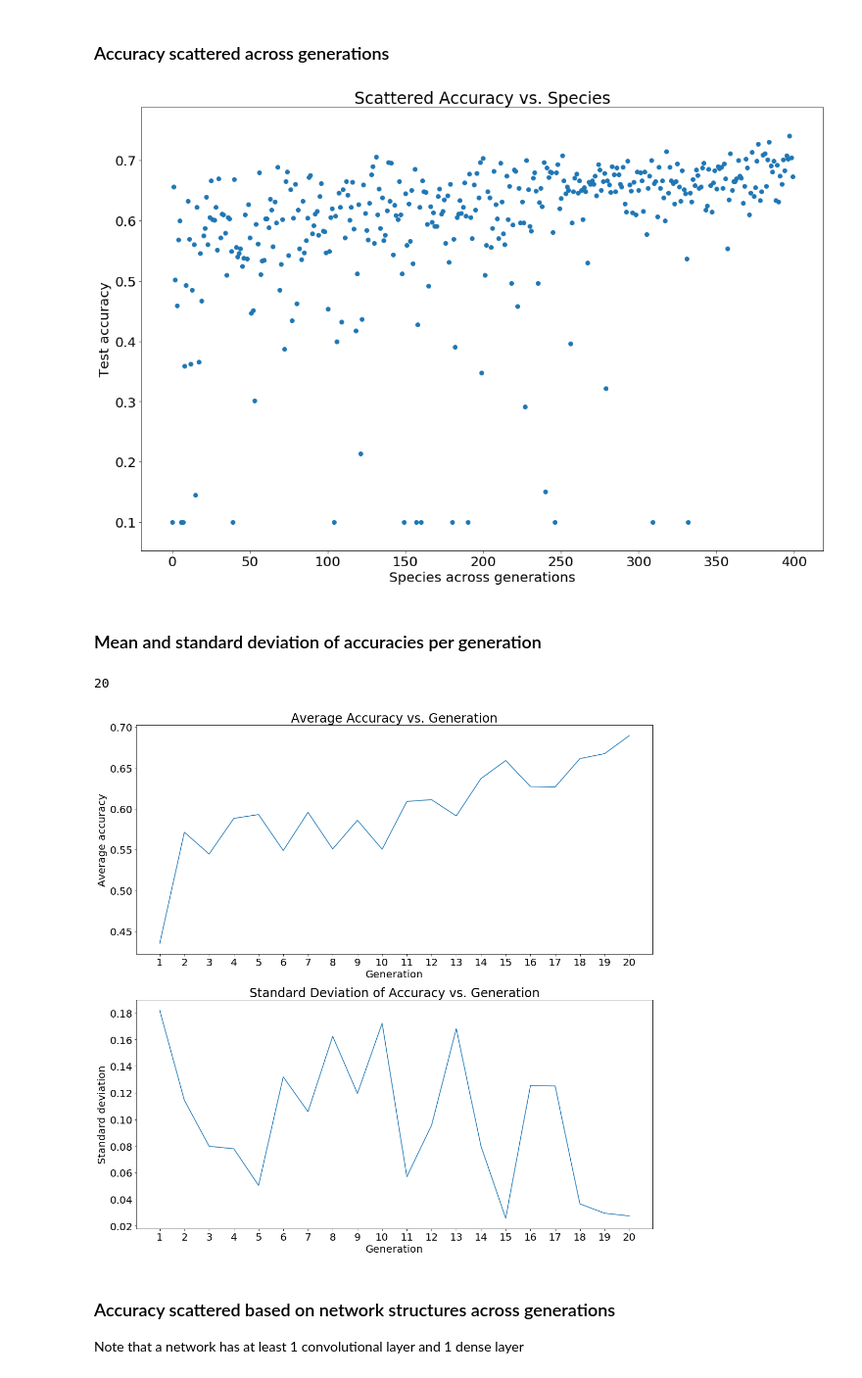
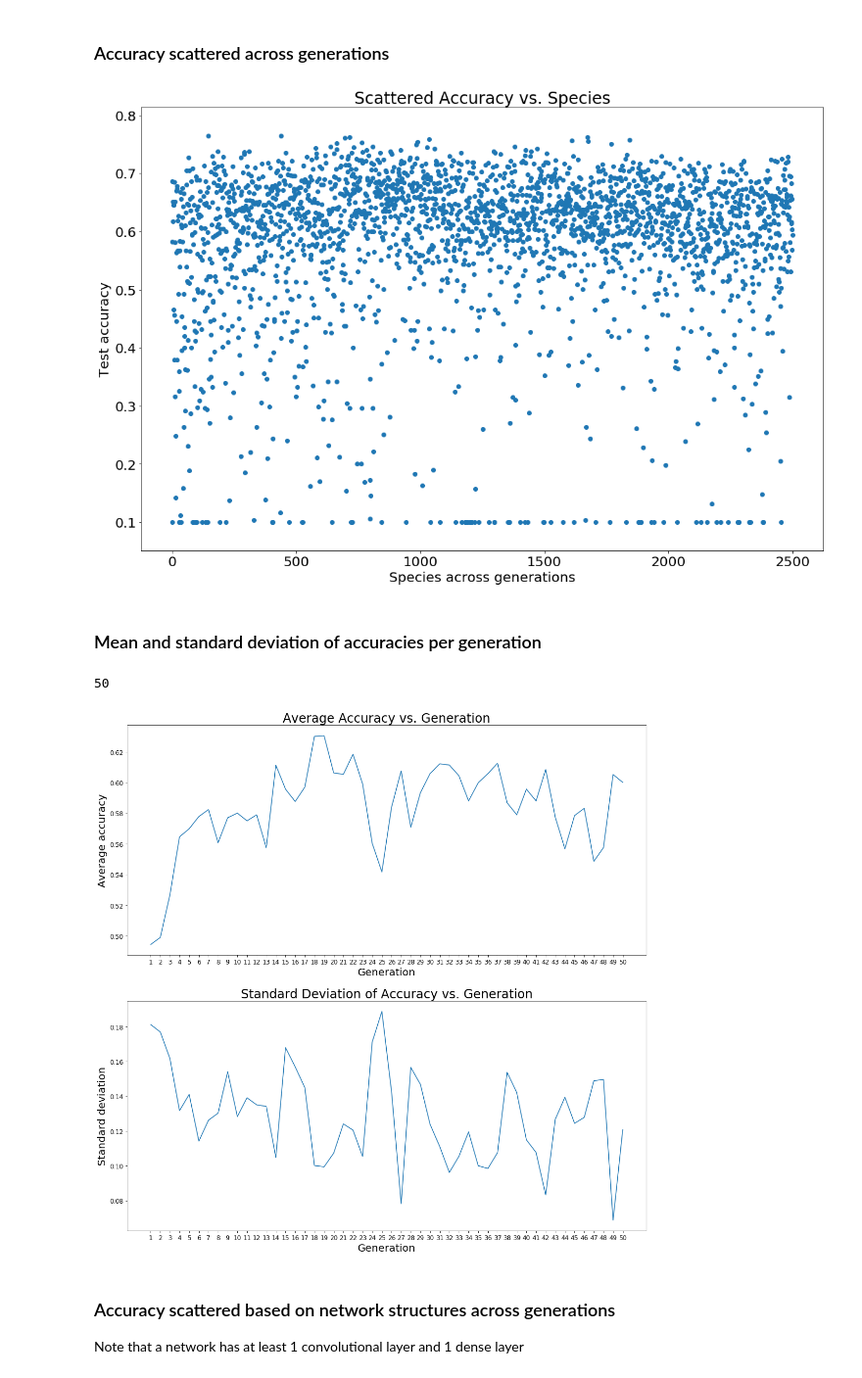
Before and after one commit to zhaolebor/evolving-deep-neural-networks, a Jupyter notebook: experiment/devol/analysis.ipynb, the cells around one changed output. Shown: that part at 98% size. Cells and saved outputs as stored; diff of their text form; code cells hidden in the pictures.

Commit message:
devol cifar10 finished

```diff
--- a/experiment/devol/analysis.ipynb
+++ b/experiment/devol/analysis.ipynb
@@ -34,16 +36,16 @@ data shapes
 # %%
-max_conv_layers = 5
+max_conv_layers = 6
 max_dense_layers = 3 # including final softmax layer
 max_conv_kernels = 64
 max_dense_nodes = 1024
 input_shape = (32,32,3)
 num_classes = 10
-num_generations = 20
-population_size = 20
-num_epochs = 5
+num_generations = 50
+population_size = 50
+num_epochs = 10
 # %%
 # View experiment result based on index
-experiment = 6
+experiment = 7
 # %%
 #batch=true, dropout=true, activ=[relu, sigmoid]
 if experiment == 1:
@@ -91,10 +93,16 @@ elif experiment == 6:
                     batch_normalization=True, dropout=True, max_pooling=True, \
                 optimizers=None, activations=["relu"])
 
+elif experiment == 7:
+    datafile = "Tue Nov 21 12:59:01 2017.csv"
+    genome_handler = GenomeHandler(max_conv_layers, max_dense_layers, max_conv_kernels, \
+                    max_dense_nodes, input_shape, num_classes, \
+                    batch_normalization=True, dropout=True, max_pooling=True, \
+                optimizers=None, activations=["relu"])
+
 # Using current setting
 else:
-    datafile = devol.datafile
-
+    print("Select a experiment")
 data = np.genfromtxt(datafile, delimiter=",")
 data = data[1:]
 #print(data.shape)
@@ -179,49 +187,49 @@ fig.set_size_inches(18, 12)
 plt.savefig('plot/accuracy_' + str(experiment) +'.png')
 plt.show()
 # %% [output]
-[figure, old version]
+[figure, new version]
 # %% [markdown]
 ### Mean and standard deviation of accuracies per generation
 # %%
 num_generations
 # %% [output]
-20
+50
 # %%
 accuracy_per_gen = np.split(accuracy, num_generations)
 average_per_gen = []
 std_dev_per_gen = []
 for item in accuracy_per_gen:
     average = np.mean(item)
     std_dev = np.std(item)
     average_per_gen.append(average)
     std_dev_per_gen.append(std_dev)
 
 plt.figure(3)
 plt.subplot(2, 1, 1)
 plt.plot(range(1,num_generations+1), average_per_gen)
 plt.title('Average Accuracy vs. Generation', fontsize=24)
 plt.xlabel('Generation',fontsize=20)
 plt.ylabel('Average accuracy',fontsize=20)
-plt.tick_params(labelsize=20)
+plt.tick_params(labelsize=12)
 plt.xticks(np.arange(1, num_generations+1, 1))
 
 
 plt.subplot(2, 1, 2)
 plt.plot(range(1,num_generations+1), std_dev_per_gen)
 plt.title('Standard Deviation of Accuracy vs. Generation', fontsize=24)
 plt.xlabel('Generation',fontsize=20)
 plt.ylabel('Standard deviation',fontsize=20)
-plt.tick_params(labelsize=20)
+plt.tick_params(labelsize=12)
 plt.xticks(np.arange(1, num_generations+1, 1))
 
 
 fig = plt.gcf()
 fig.set_size_inches(18, 18)
 plt.savefig('plot/mean_std_' + str(experiment) +'.png')
 plt.show()
 #print(average_per_gen)
 # %% [output]
-[figure, old version]
+[figure, new version]
 # %% [markdown]
 ### Accuracy scattered based on network structures across generations
 Note that a network has at least 1 convolutional layer and 1 dense layer
```
Also changed, not shown: parts of 8 cells of this notebook, 6 other files.
